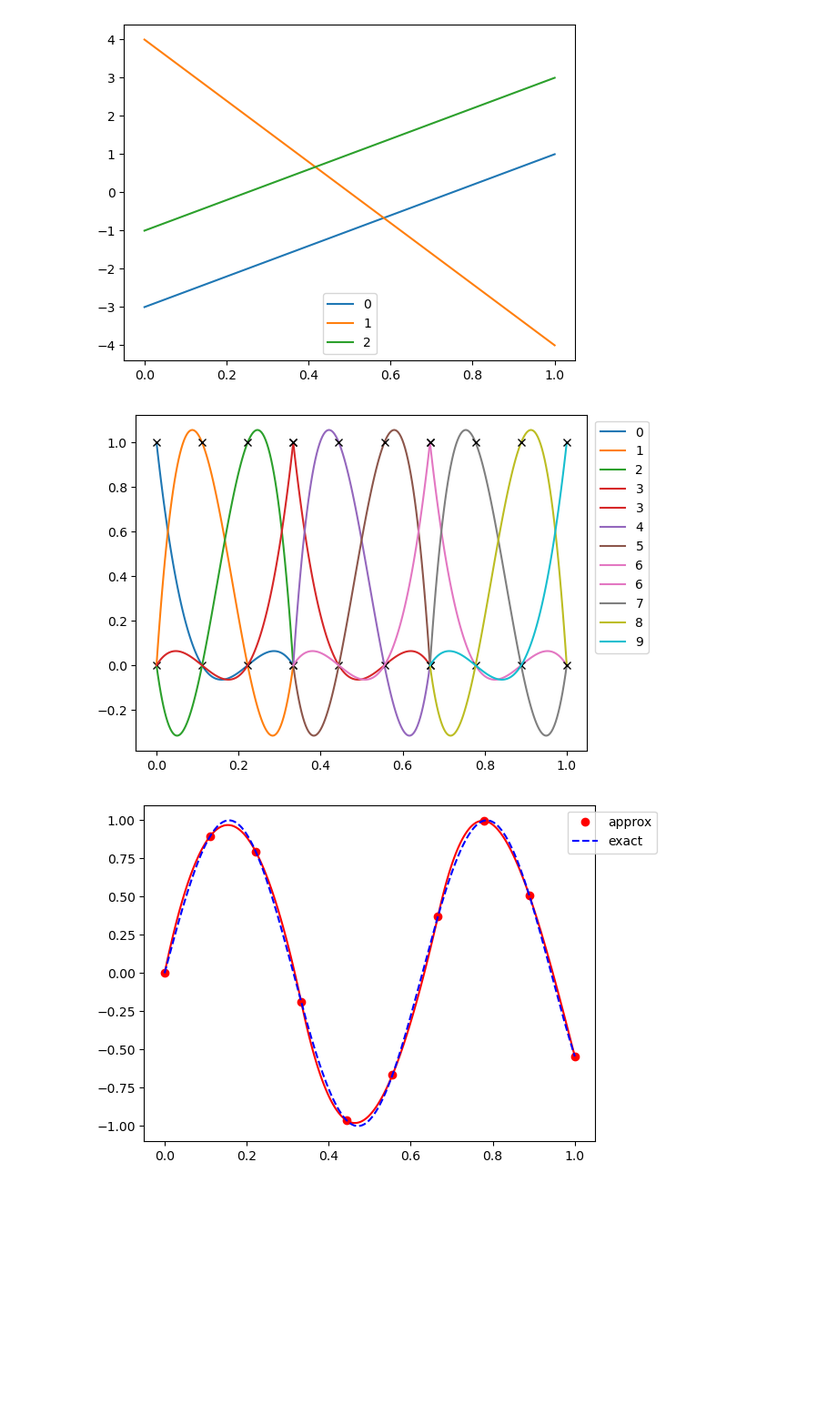
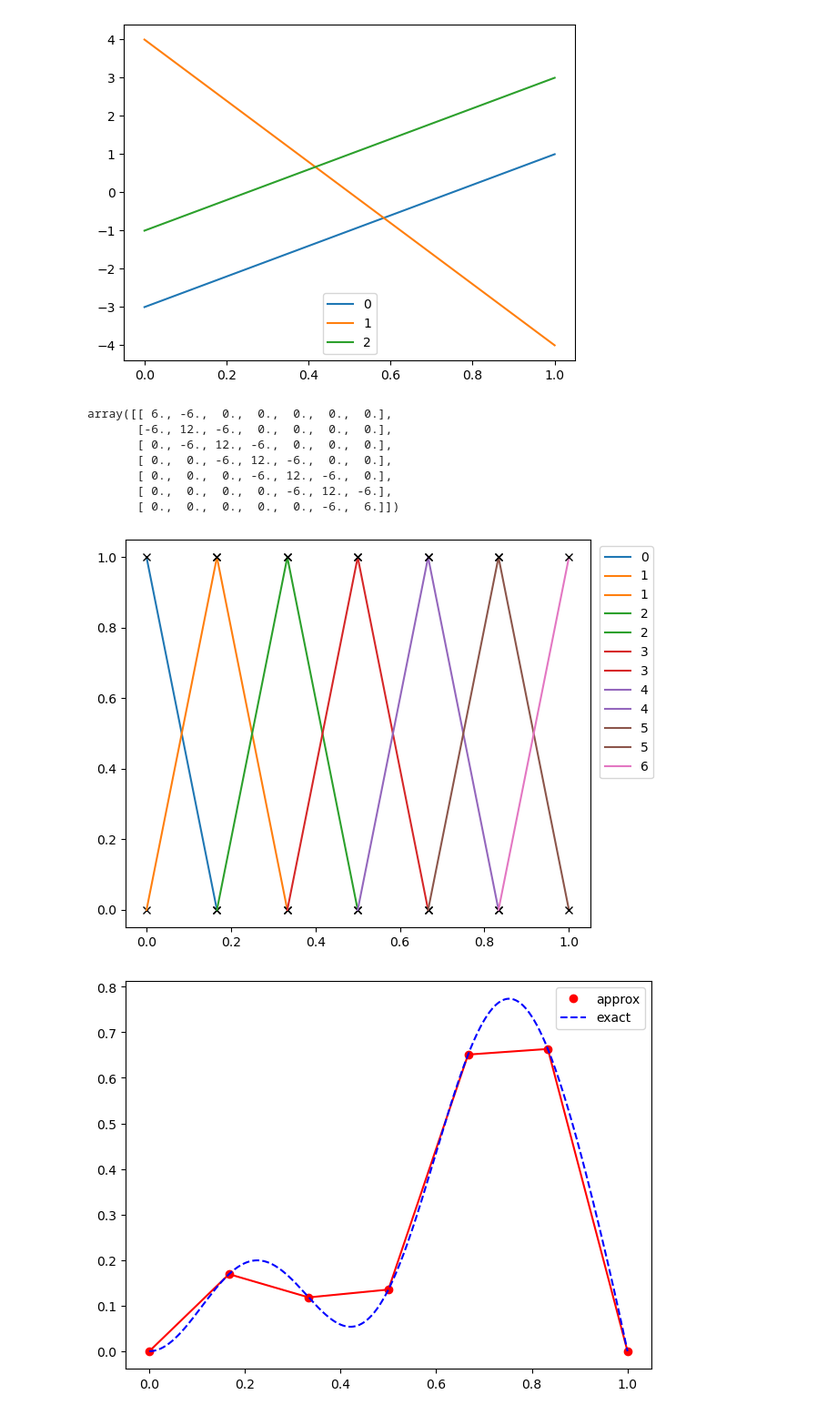
Before and after one commit to accdavlo/calcolo-scientifico, a Jupyter notebook: codes/solutions/poisson_FEM.ipynb, the cells around one changed output. Shown at 91% size. Drawn from its saved outputs; the diff is of its cells as text; code cells hidden in the pictures; blank space fills up the shorter version.

```diff
--- a/codes/solutions/poisson_FEM.ipynb
+++ b/codes/solutions/poisson_FEM.ipynb
@@ -117,7 +132,8 @@ class FEM1D:
         self.set_degrees_of_freedom()
 
     def set_degrees_of_freedom(self):
-        self.DoFs        = np.zeros(self.N_elem*self.degree+1)
+        self.N_dofs      = self.N_elem*self.degree+1
+        self.DoFs        = np.zeros(self.N_dofs)
         self.DoFs_matrix = np.zeros((self.N_elem, self.degree+1))
         self.dxs         = np.zeros(self.N_elem)
         self.elem2dofs   = np.zeros((self.N_elem, self.degree+1), dtype=np.int64)
@@ -127,6 +143,32 @@ class FEM1D:
             self.DoFs_matrix[i,:] = self.reference_element.x_nodes*dx+self.geom.xx[i]
             self.DoFs[i*self.degree:(i+1)*self.degree+1] = self.DoFs_matrix[i,:]
             self.elem2dofs[i,:] = np.arange(i*self.degree,(i+1)*self.degree+1)
+
+    def assemble_stiffness_matrix(self):
+        # assemble the matrix given by a_{ij} = \int phi_i' phi_j'
+        self.reference_element.assemble_stiffness()
+        self.stiffness = np.zeros((self.N_dofs,self.N_dofs))
+        for i in range(self.N_elem):
+            h_i = self.dxs[i]
+            for idof in range(self.degree+1):
+                for jdof in range(self.degree+1):
+                    self.stiffness[self.elem2dofs[i,idof],self.elem2dofs[i,jdof]]+=1./h_i*self.reference_element.stiffness[idof,jdof]
+
+        return self.stiffness
+
+    def assemble_mass_matrix(self):
+        # assemble the matrix given by a_{ij} = \int phi_i phi_j
+        self.reference_element.assemble_mass()
+        self.mass = np.zeros((self.N_dofs,self.N_dofs))
+        for i in range(self.N_elem):
+            h_i = self.dxs[i]
+            for idof in range(self.degree+1):
+                for jdof in range(self.degree+1):
+                    self.mass[self.elem2dofs[i,idof],self.elem2dofs[i,jdof]]+=h_i*self.reference_element.mass[idof,jdof]
+
+        return self.mass
+
+
 
     def plot_basis_functions(self):
         colors = list(mcolors.TABLEAU_COLORS.values())
@@ -143,41 +185,49 @@ class FEM1D:
                 plt.plot(self.DoFs_matrix[i,j],1., "xk")
                 plt.plot(self.DoFs_matrix[i,j],0., "xk")
         plt.legend(bbox_to_anchor=(1.15, 1.0))
+        plt.tight_layout()
         plt.savefig("basis_functions_N_%d_degree_%d.pdf"%(self.N_elem,self.degree))
         plt.savefig("basis_functions_N_%d_degree_%d.png"%(self.N_elem,self.degree))
 
     def plot_function(self, u_coeff, u_ex_lambda = None):
         x_plot = np.linspace(self.reference_element.x_left, self.reference_element.x_right,100)
         basis_plot = self.reference_element.eval_basis(x_plot)
         plt.figure()
         for i in range(self.N_elem):
             x_plot_phys = x_plot*self.dxs[i]+self.geom.xx[i]
             yy = np.zeros_like(x_plot)
             for j in range(self.degree+1):
                 dof_index = self.elem2dofs[i,j]
                 yy += u_coeff[dof_index]*basis_plot[j,:]
             plt.plot(x_plot_phys,yy,"-r")
         plt.plot(self.DoFs,u_coeff, "ro", label="approx")
 
         if u_ex_lambda is not None:
             x_plot = np.linspace(self.geom.x_left, self.geom.x_right, 1000)
             y_plot = u_ex_lambda(x_plot)
             plt.plot(x_plot,  y_plot, "b--", label="exact")
-        plt.legend(bbox_to_anchor=(1.15, 1.0))
-        plt.savefig("approx_function_N_%d_degree_%d.pdf"%(self.N_elem,self.degree))
-        plt.savefig("approx_function_N_%d_degree_%d.png"%(self.N_elem,self.degree))
-
+        plt.legend()
+        plt.tight_layout()
 
 # Basis functions
-reference_element = FEM1D_reference_element(3)
-geom = Geometry1D(0,1,N=4)
+reference_element = FEM1D_reference_element(1)
+geom = Geometry1D(0,1,N=7)
 fem1d = FEM1D(geom,reference_element)
 
 fem1d.plot_basis_functions()
 
-u_lambda = lambda x : np.sin(10*x)
+u_lambda = lambda x : (1-x)*x *(5*x**2+0.5*x+np.sin(10*x))
 u_coeff = u_lambda(fem1d.DoFs)
 fem1d.plot_function(u_coeff, u_lambda)
+fem1d.assemble_mass_matrix()
+fem1d.assemble_stiffness_matrix()
 # %% [output]
+array([[ 6., -6.,  0.,  0.,  0.,  0.,  0.],
+       [-6., 12., -6.,  0.,  0.,  0.,  0.],
+       [ 0., -6., 12., -6.,  0.,  0.,  0.],
+       [ 0.,  0., -6., 12., -6.,  0.,  0.],
+       [ 0.,  0.,  0., -6., 12., -6.,  0.],
+       [ 0.,  0.,  0.,  0., -6., 12., -6.],
+       [ 0.,  0.,  0.,  0.,  0., -6.,  6.]])
-[figure, old version]
+[figure, new version]
-[figure, old version]
+[figure, new version]
```
Also changed, not shown: parts of 8 cells of this notebook, 4 other files.
